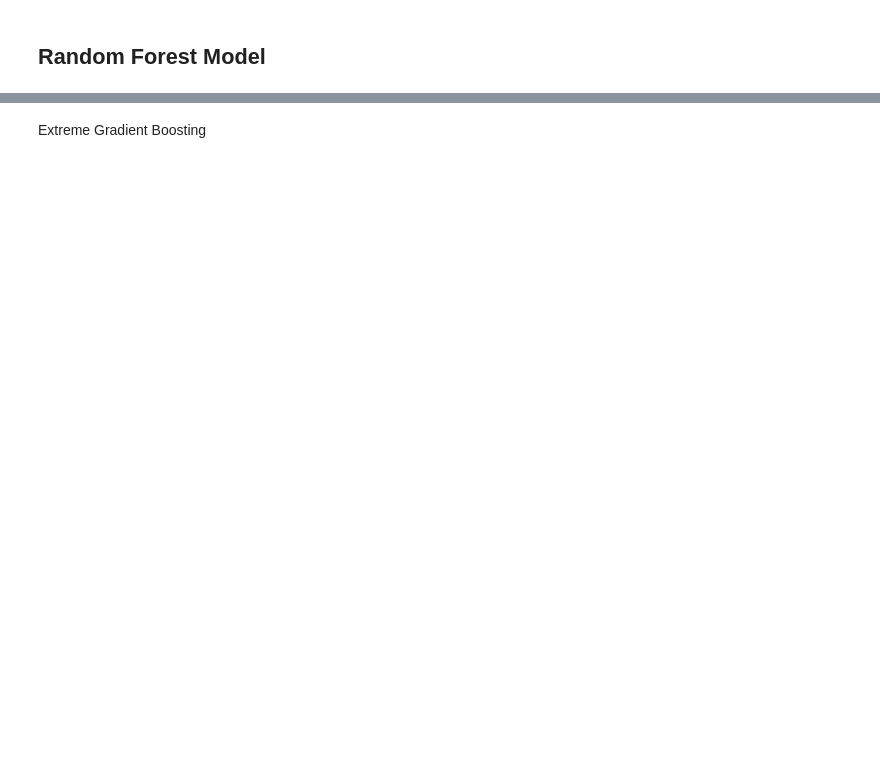
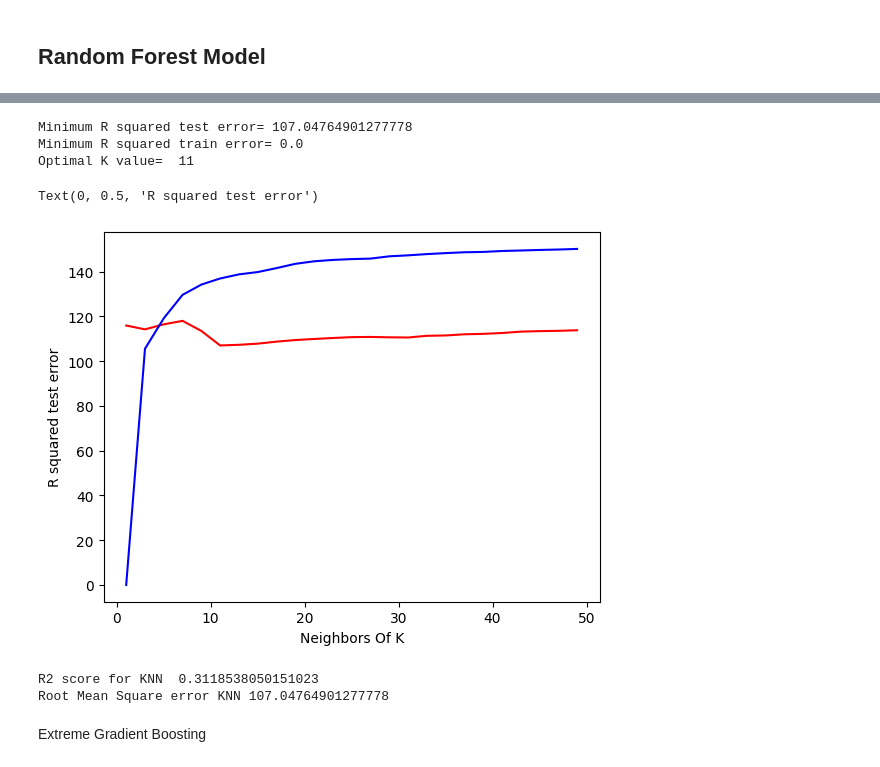
Before and after one commit to shipleydm/IS8036_PROJECT, a Jupyter notebook: IS8036.ipynb, the cells around one changed output, grey strips where cells are left out. Drawn from its saved outputs; the diff is of its cells as text; code cells hidden in the pictures; blank space fills up the shorter version.

```diff
--- a/IS8036.ipynb
+++ b/IS8036.ipynb
@@ -556,0 +529,12 @@ Scenario RF with broad set of selected features:
+# %%
+# get data ready for model inputs
+exc =  ['intDailyPrice']
+
+col = [i for i in col if i not in exc]
+print('Number of columns is:', len(col))
+print(col)
+
+X = df_train[col]
+X_test = df_test[col]
+Y = df_train['intDailyPrice']
+Y_test = df_test['intDailyPrice']
@@ -556,0 +544,6 @@ Scenario RF with broad set of selected features:
+# %%
+# Begin with a trail value for K around 3
+knn=KNeighborsRegressor(n_neighbors=3)
+knn.fit(X,Y)
+pred=knn.predict(X_test)
+# print(pred)
@@ -556,0 +575,18 @@ Scenario RF with broad set of selected features:
+# %%
+# Calculate RMSE for finding the optimal value of K
+rmse=list()
+rmse1=list()
+new=list()
+mylist=list(range(50))
+mylist=list(filter(lambda x:x%2!=0,mylist))
+for k in mylist:
+    knn=KNeighborsRegressor(n_neighbors=k)
+    knn.fit(X,Y)
+    pred=knn.predict(X_test)
+    pred1=knn.predict(X)
+    error=sqrt(mean_squared_error(Y_test,pred))
+    error1=sqrt(mean_squared_error(Y,pred1))
+    rmse.append(error)
+    new.append([error,k])
+    rmse1.append(error1)
+    print('RMSE test value for k= ' , k , 'is:', error, '\nRMSE train value for k is = ',error1)
@@ -557,2 +616,33 @@ Scenario RF with broad set of selected features:
+# %%
+# Finding the minimum RMSE for testing data,which is optimal K value
+Rmsetest=min(new)
+print("Minimum R squared test error=",Rmsetest[0])
+Rmsetrain=min(rmse1)
+print("Minimum R squared train error=",Rmsetrain)
+print("Optimal K value= ",Rmsetest[1])
+# %% [output]
+Minimum R squared test error= 107.04764901277778
+Minimum R squared train error= 0.0
+Optimal K value=  11
+# %%
+# Plot graph between RMSE value and K value
+plt.plot(mylist,rmse,color='red')
+plt.plot(mylist,rmse1,color='blue')
+plt.xlabel('Neighbors Of K')
+plt.ylabel('R squared test error')
+# %% [output]
+Text(0, 0.5, 'R squared test error')
+[figure, added]
+# %%
+# find R2 with optimal K
+knn=KNeighborsRegressor(n_neighbors=11)
+knn.fit(X,Y)
+pred=knn.predict(X_test)
+
+print('R2 score for KNN ',r2_score(Y_test,pred))
+print('Root Mean Square error KNN',sqrt(mean_squared_error(Y_test,pred)))
+# %% [output]
+R2 score for KNN  0.3118538050151023
+Root Mean Square error KNN 107.04764901277778
 # %% [markdown]
 Extreme Gradient Boosting
```
Also changed, not shown: parts of 25 cells of this notebook.
